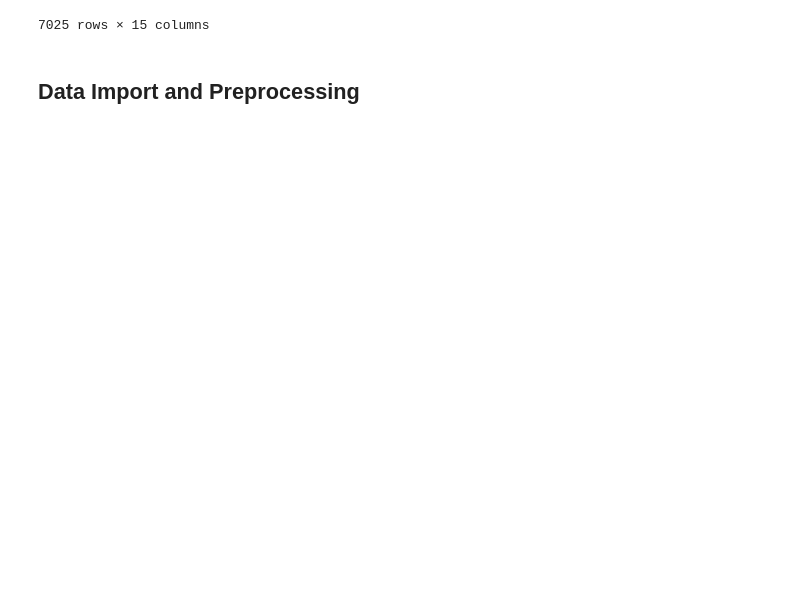
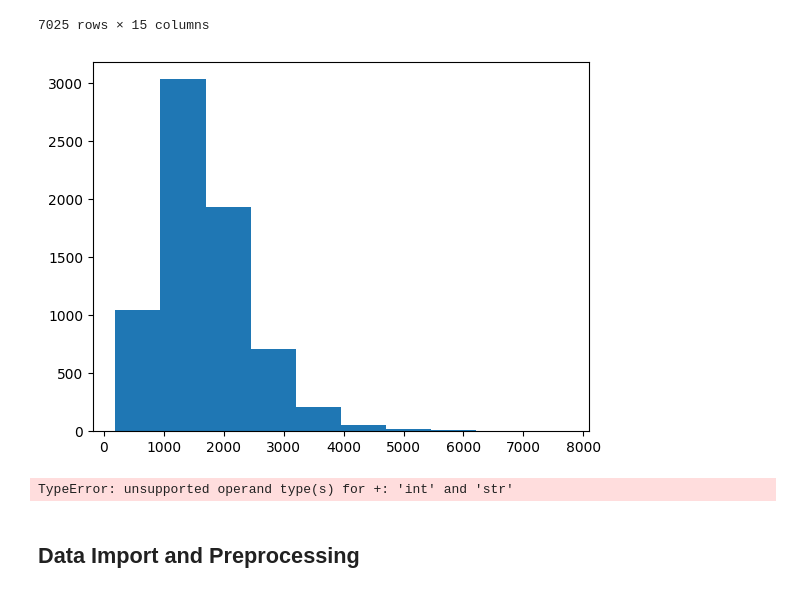
Before and after one commit to Duke-Datathon-2024/team-4, a Jupyter notebook: roberta_base.ipynb, the cells around one changed output. Drawn from its saved outputs; the diff is of its cells as text; code cells hidden in the pictures; blank space fills up the shorter version.

```diff
--- a/roberta_base.ipynb
+++ b/roberta_base.ipynb
@@ -84,11 +84,11 @@ train_ann_df
 # %%
 # use alcohol,
 alcohol_level_dict = {
-    0: 1,
+    0: 0,
     1: 1,
     2: 1,
     3: 1,
-    4: 0
+    4: 1
 }
 
 environment_level_dict = {
@@ -148,6 +165,19 @@ train_df
 | 7023 | 7023 | 26304 | Admission Date: [**2167-2-10**] ... | 26304 | 0 | 0 | 0 | ... |
 | 7024 | 7024 | 41160 | Admission Date: [**2105-4-28**] ... | 41160 | 0 | 0 | 0 | ... |
 7025 rows × 15 columns
+# %%
+import matplotlib.pyplot as plt
+
+token_len_list = [len(l) for l in train_df.TEXT.str.split()]
+
+plt.hist(token_len_list)
+plt.show()
+# %% [output]
+[figure, added]
+# %%
+sum(train_df)/len(train_df)
+# %% [output]
+TypeError: unsupported operand type(s) for +: 'int' and 'str'
 # %% [markdown]
 ## Data Import and Preprocessing
 # %%
```
Also changed, not shown: parts of 9 cells of this notebook.
